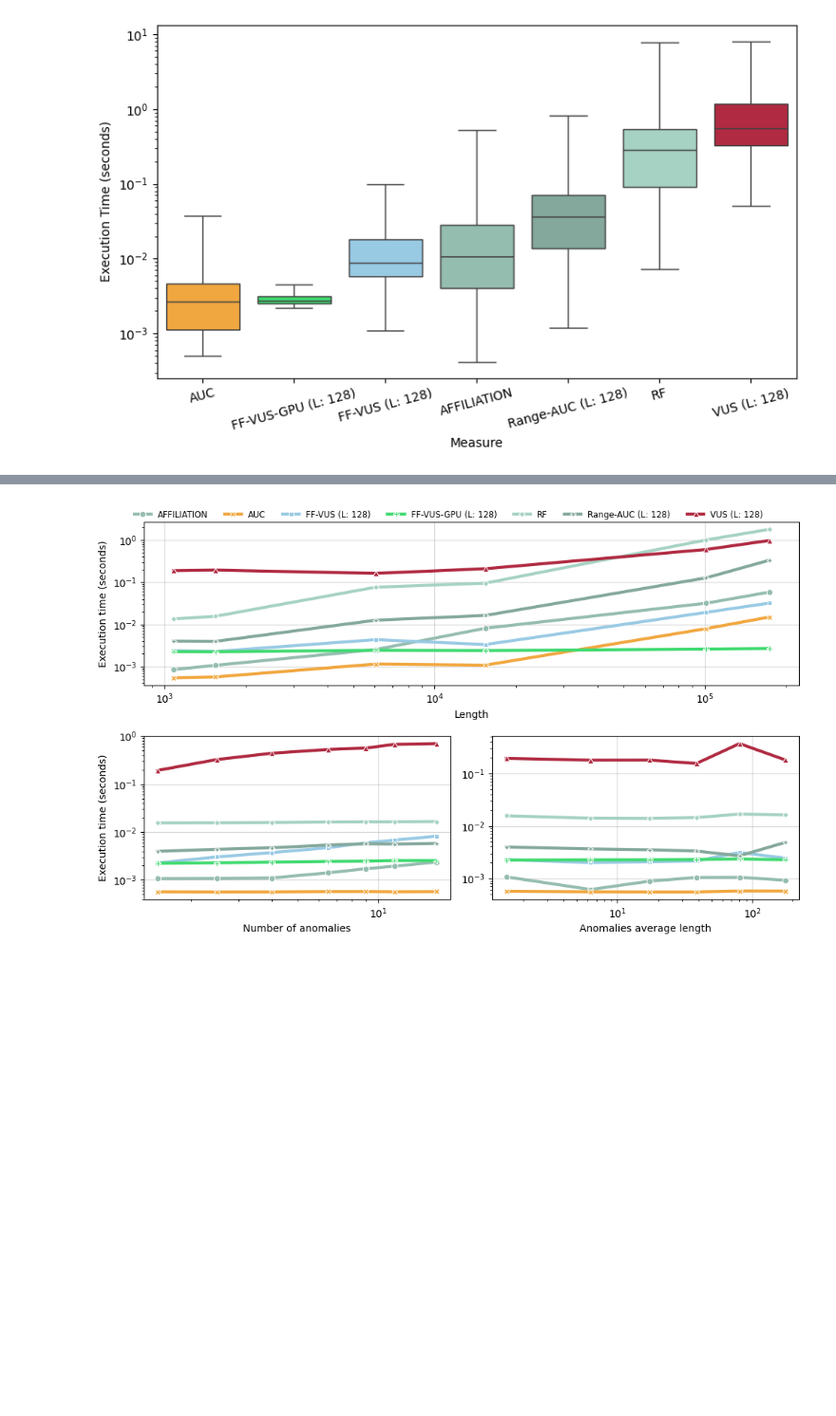
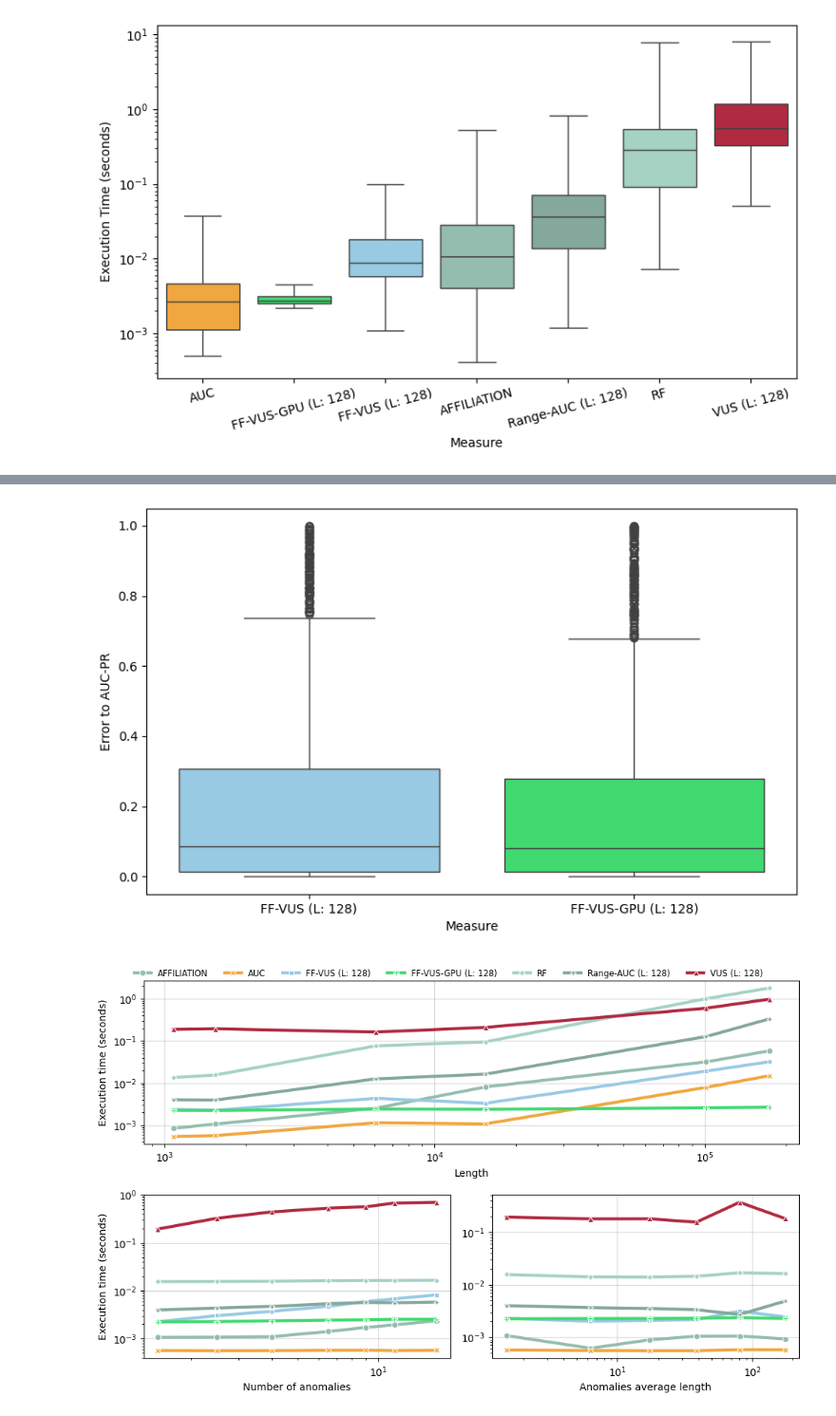
Before and after one commit to sylligardos/ff-vus, a Jupyter notebook: src/notebooks/allmetrics_defparams_tsb.ipynb, the cells around one changed output, grey strips where cells are left out. Shown at 95% size. Drawn from its saved outputs; the diff is of its cells as text; code cells hidden in the pictures; blank space fills up the shorter version.

```diff
--- a/src/notebooks/allmetrics_defparams_tsb.ipynb
+++ b/src/notebooks/allmetrics_defparams_tsb.ipynb
@@ -95,21 +146,21 @@ plt.show()
 # %%
-# # What is the error between the difference metrics
-# plt.figure(figsize=(8, 5))
-# metrics = df['Metric'].unique()
+# What is the error between the difference metrics
+current_metrics = ['FF-VUS (L: 128)', 'FF-VUS-GPU (L: 128)']
+vus_df = df[df['Metric'] == 'VUS (L: 128)'].set_index('Time series')
+plt.figure(figsize=(8, 5))
 
-# values_df = df[['Time series', 'Metric', 'Metric value']]
-# values_df = values_df.pivot(columns='Metric', index='Time series', values='Metric value')
-# dif_df = values_df.copy()
-# for metric in metrics:
-#     dif_df[metric] = values_df[metric] - values_df['AUC']
-# dif_df
+values_df = df[df['Metric'].isin(current_metrics)][['Time series', 'Metric', 'Metric value']]
+values_df = values_df.pivot(columns='Metric', index='Time series', values='Metric value')
+dif_df = values_df.apply(lambda row: row - vus_df.loc[row.name]['Metric value'], axis=1)
 
-# sns.boxplot(dif_df.abs(), showfliers=True, palette=color_palette, order=order, saturation=1)
-# plt.xlabel('Measure')
-# plt.ylabel('Error to AUC-PR')
-# plt.tight_layout()
-# plt.savefig(os.path.join(save_fig_path, 'error_to_aucpr.svg'))
-# plt.show()
+sns.boxplot(dif_df.abs(), showfliers=True, palette=color_palette, saturation=1)
+plt.xlabel('Measure')
+plt.ylabel('Error to AUC-PR')
+plt.tight_layout()
+plt.savefig(os.path.join(save_fig_path, 'error_to_aucpr.svg'))
+plt.show()
+# %% [output]
+[figure, added]
 # %%
 bins = 20
 attr_control = {}
```
Also changed, not shown: parts of 12 cells of this notebook, 2 other files.
